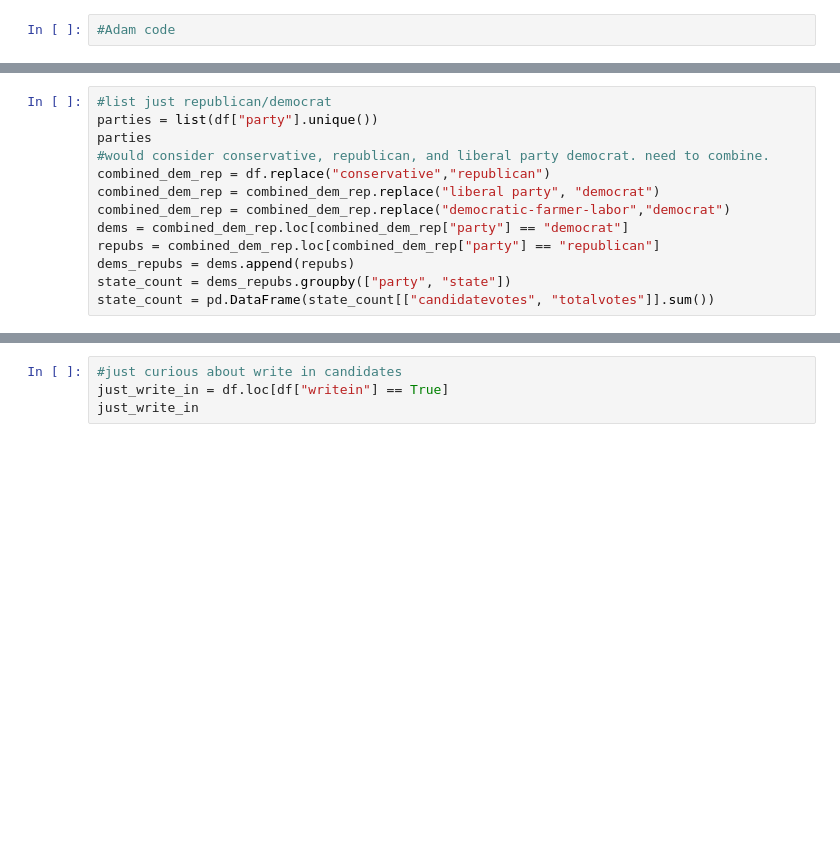
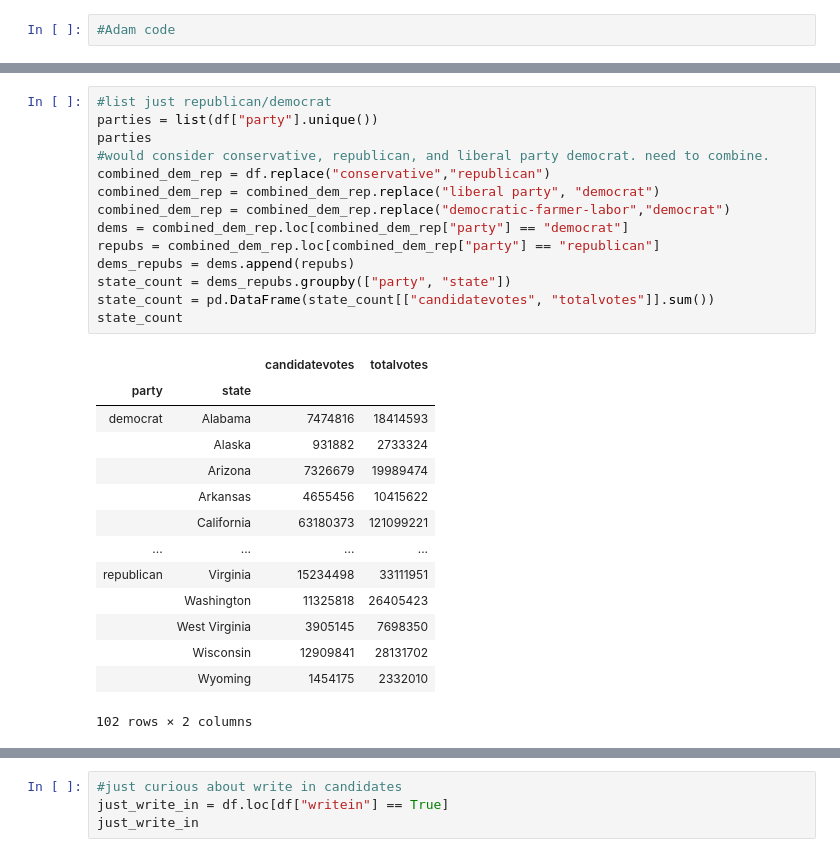
Before and after one commit to CodingMage/project_1_TeamTuring, a Jupyter notebook: Nootbook_Merge_File.ipynb, the cells around one changed output, grey strips where cells are left out. Cells and saved outputs as stored; diff of their text form; blank space fills up the shorter version.

```diff
--- a/Nootbook_Merge_File.ipynb
+++ b/Nootbook_Merge_File.ipynb
@@ -54,16 +99,32 @@ party_state.sum()
 # %%
 #list just republican/democrat
 parties = list(df["party"].unique())
 parties
 #would consider conservative, republican, and liberal party democrat. need to combine.
 combined_dem_rep = df.replace("conservative","republican")
 combined_dem_rep = combined_dem_rep.replace("liberal party", "democrat")
 combined_dem_rep = combined_dem_rep.replace("democratic-farmer-labor","democrat")
 dems = combined_dem_rep.loc[combined_dem_rep["party"] == "democrat"]
 repubs = combined_dem_rep.loc[combined_dem_rep["party"] == "republican"]
 dems_repubs = dems.append(repubs)
 state_count = dems_repubs.groupby(["party", "state"])
 state_count = pd.DataFrame(state_count[["candidatevotes", "totalvotes"]].sum())
+state_count
+# %% [output]
+|  |  | candidatevotes | totalvotes |
+| party | state |  |  |
+| democrat | Alabama | 7474816 | 18414593 |
+|  | Alaska | 931882 | 2733324 |
+|  | Arizona | 7326679 | 19989474 |
+|  | Arkansas | 4655456 | 10415622 |
+|  | California | 63180373 | 121099221 |
+| ... | ... | ... | ... |
+| republican | Virginia | 15234498 | 33111951 |
+|  | Washington | 11325818 | 26405423 |
+|  | West Virginia | 3905145 | 7698350 |
+|  | Wisconsin | 12909841 | 28131702 |
+|  | Wyoming | 1454175 | 2332010 |
+102 rows × 2 columns
 # %%
 dem_votes_by_state = dems[["state","candidatevotes","totalvotes"]]
 dem_votes_by_state = dem_votes_by_state.groupby("state")
```
Also changed, not shown: parts of 9 cells of this notebook.
